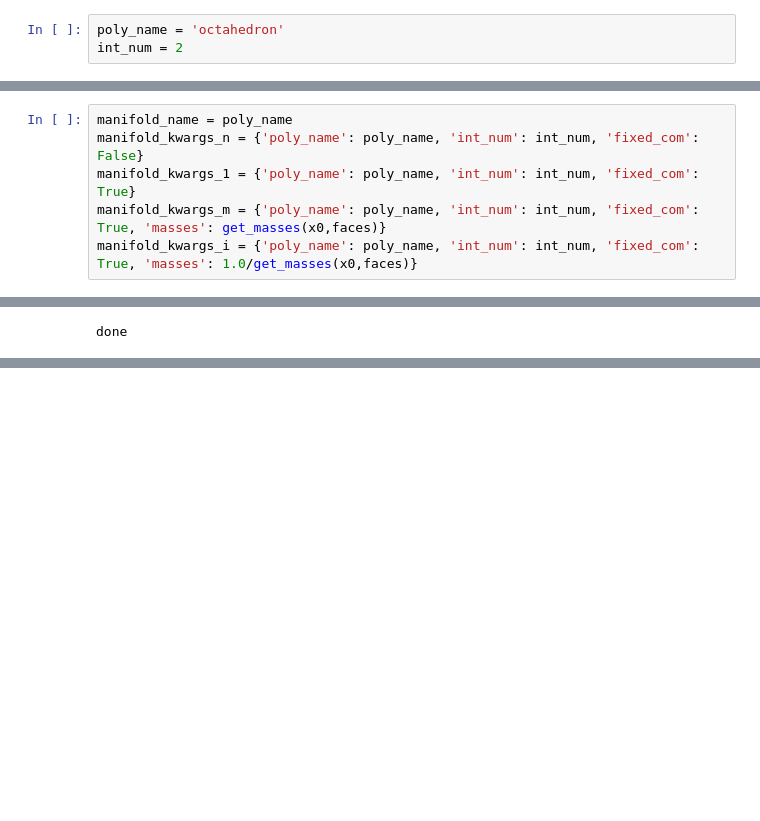
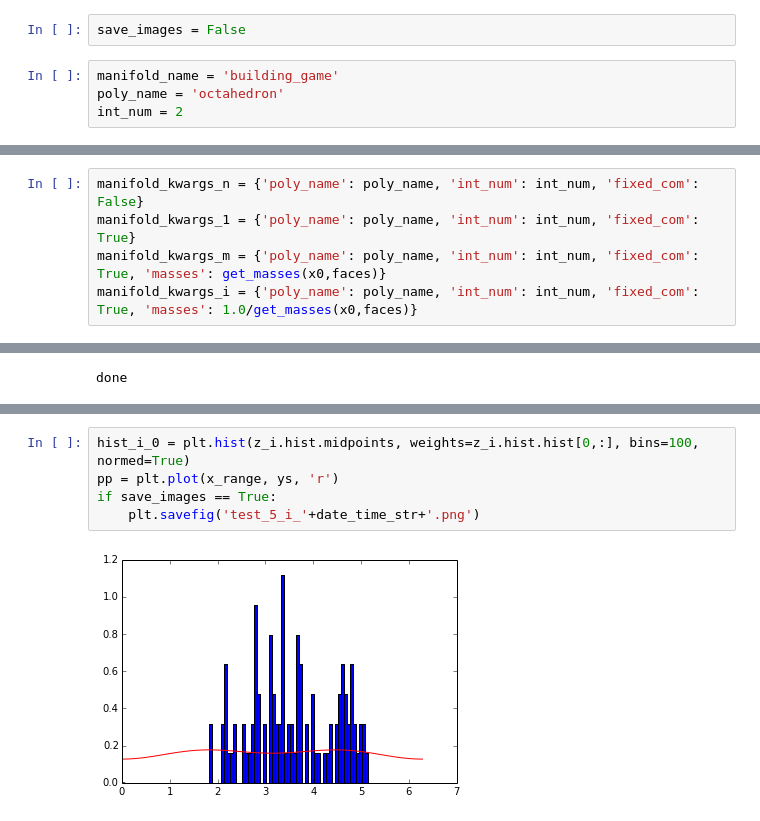
Before and after one commit to Danie1Johnson/research, a Jupyter notebook: BGMRBM test 5.ipynb, the cells around one changed output, grey strips where cells are left out. Cells and saved outputs as stored; diff of their text form; blank space fills up the shorter version.

```diff
--- a/BGMRBM test 5.ipynb
+++ b/BGMRBM test 5.ipynb
@@ -28,6 +28,9 @@ def get_masses(x0, faces):
         for v in face:
             masses[v] += 1.0
     return masses
+# %%
+save_images = False
 # %%
+manifold_name = 'building_game'
 poly_name = 'octahedron'
 int_num = 2
@@ -47,7 +47,6 @@ hist_bins = 1000
 # %%
 x0, links, lengths, faces = bga.load_bg_int(poly_name, int_num)
 # %%
-manifold_name = poly_name
 manifold_kwargs_n = {'poly_name': poly_name, 'int_num': int_num, 'fixed_com': False}
 manifold_kwargs_1 = {'poly_name': poly_name, 'int_num': int_num, 'fixed_com': True}
 manifold_kwargs_m = {'poly_name': poly_name, 'int_num': int_num, 'fixed_com': True, 'masses': get_masses(x0,faces)}
@@ -159,0 +142,7 @@ done
+# %%
+hist_i_0 = plt.hist(z_i.hist.midpoints, weights=z_i.hist.hist[0,:], bins=100, normed=True)
+pp = plt.plot(x_range, ys, 'r')
+if save_images == True:
+    plt.savefig('test_5_i_'+date_time_str+'.png')
+# %% [output]
+[figure, added]
```
Also changed, not shown: parts of 12 cells of this notebook, 1 other file.
